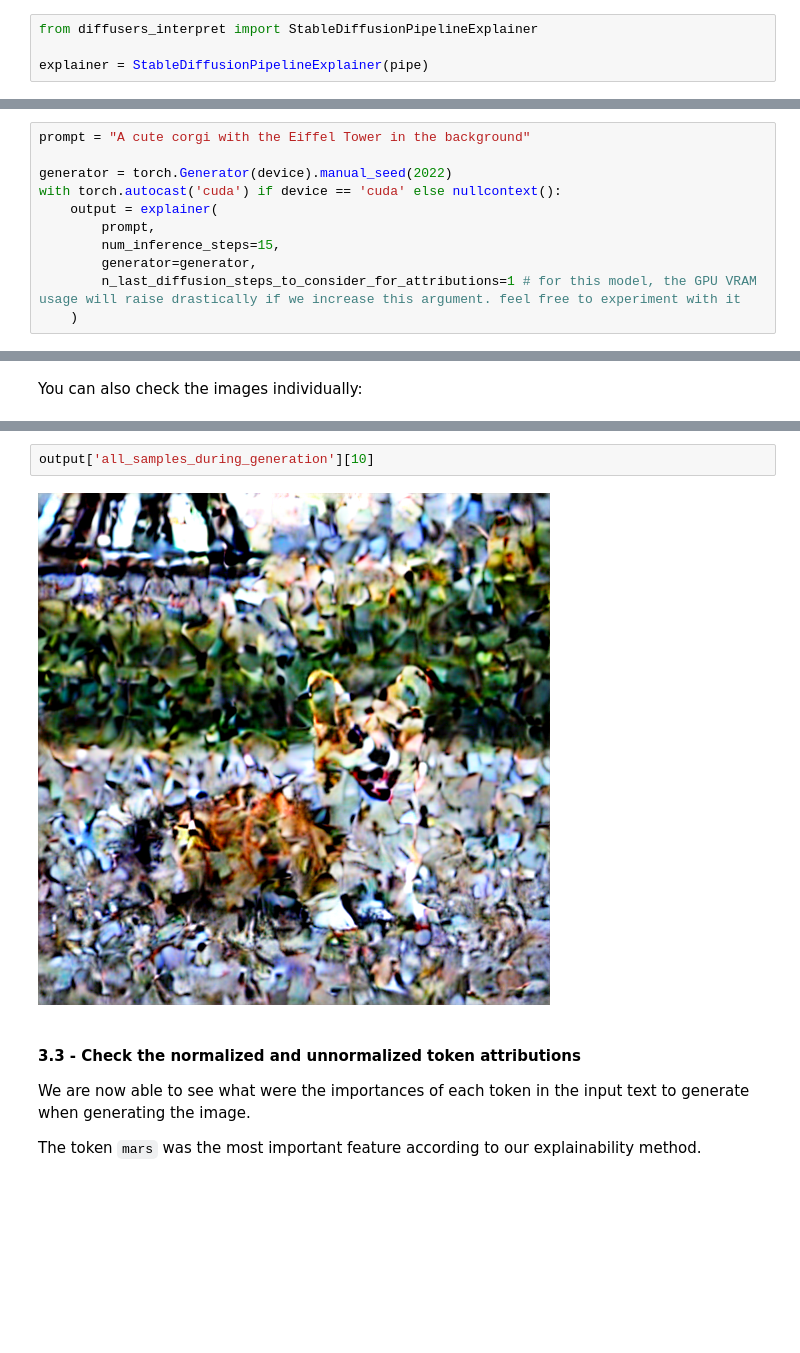
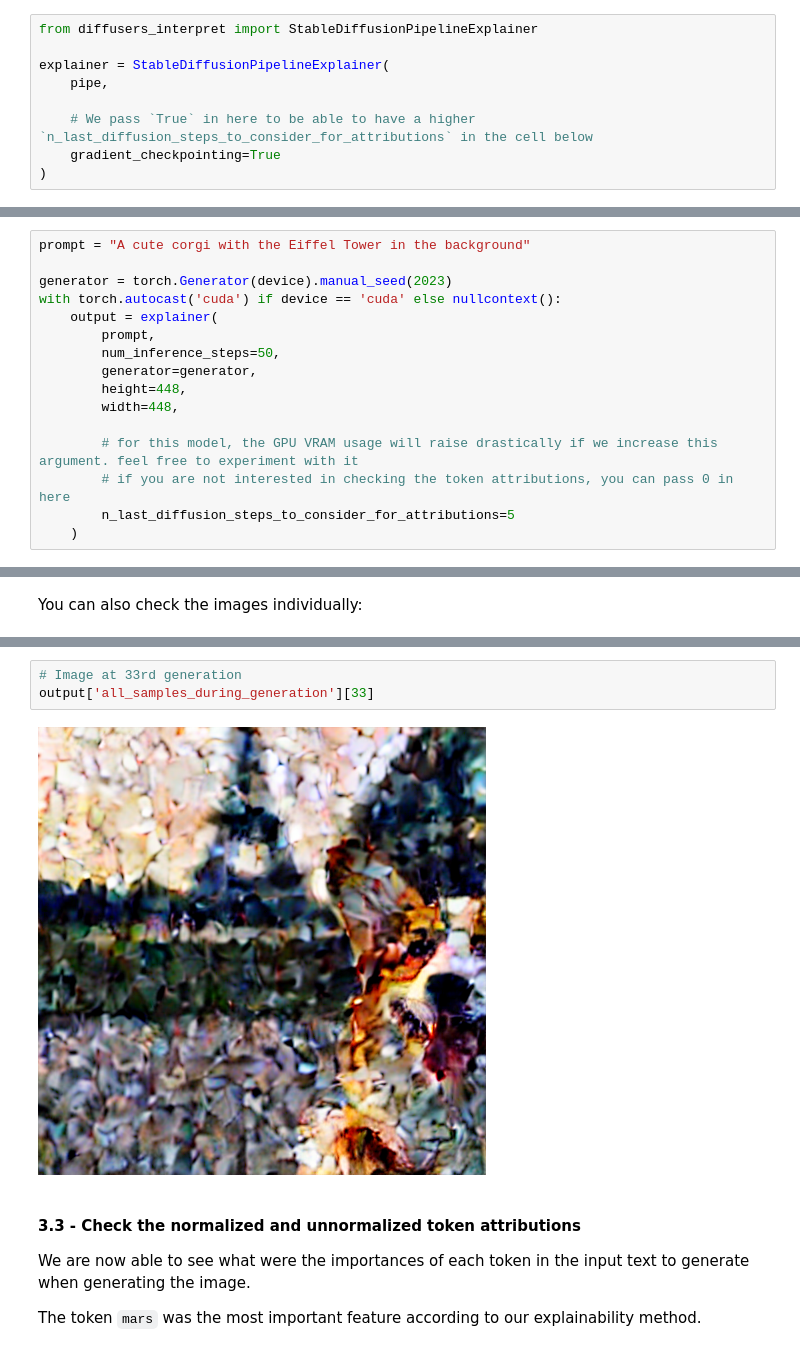
Before and after one commit to JoaoLages/diffusers-interpret, a Jupyter notebook: notebooks/stable-diffusion-example.ipynb, the cells around one changed output, grey strips where cells are left out. Cells and saved outputs as stored; diff of their text form; blank space fills up the shorter version.

```diff
--- a/notebooks/stable-diffusion-example.ipynb
+++ b/notebooks/stable-diffusion-example.ipynb
@@ -27,7 +32,12 @@ pipe = StableDiffusionPipeline.from_pretrained(
 # %%
 from diffusers_interpret import StableDiffusionPipelineExplainer
 
-explainer = StableDiffusionPipelineExplainer(pipe)
+explainer = StableDiffusionPipelineExplainer(
+    pipe,
+
+    # We pass `True` in here to be able to have a higher `n_last_diffusion_steps_to_consider_for_attributions` in the cell below
+    gradient_checkpointing=True
+)
 # %% [markdown]
 ### 3 - Generate an image with the StableDiffusionPipelineExplainer object
 
@@ -37,13 +47,18 @@ We also pass a `generator` argument so that we get a deterministic output.
 # %%
 prompt = "A cute corgi with the Eiffel Tower in the background"
 
-generator = torch.Generator(device).manual_seed(2022)
+generator = torch.Generator(device).manual_seed(2023)
 with torch.autocast('cuda') if device == 'cuda' else nullcontext():
     output = explainer(
         prompt,
-        num_inference_steps=15,
+        num_inference_steps=50,
         generator=generator,
-        n_last_diffusion_steps_to_consider_for_attributions=1 # for this model, the GPU VRAM usage will raise drastically if we increase this argument. feel free to experiment with it
+        height=448,
+        width=448,
+
+        # for this model, the GPU VRAM usage will raise drastically if we increase this argument. feel free to experiment with it
+        # if you are not interested in checking the token attributions, you can pass 0 in here
+        n_last_diffusion_steps_to_consider_for_attributions=5
     )
 # %% [output]
 Calculating token attributions... Done!
@@ -70,7 +85,8 @@ output['all_samples_during_generation'][0]
 # %%
-output['all_samples_during_generation'][10]
+# Image at 33rd generation
+output['all_samples_during_generation'][33]
 # %% [output]
-[figure, old version]
+[figure, new version]
 # %% [markdown]
 #### 3.3 - Check the normalized and unnormalized token attributions
 
```
Also changed, not shown: parts of 14 cells of this notebook.
